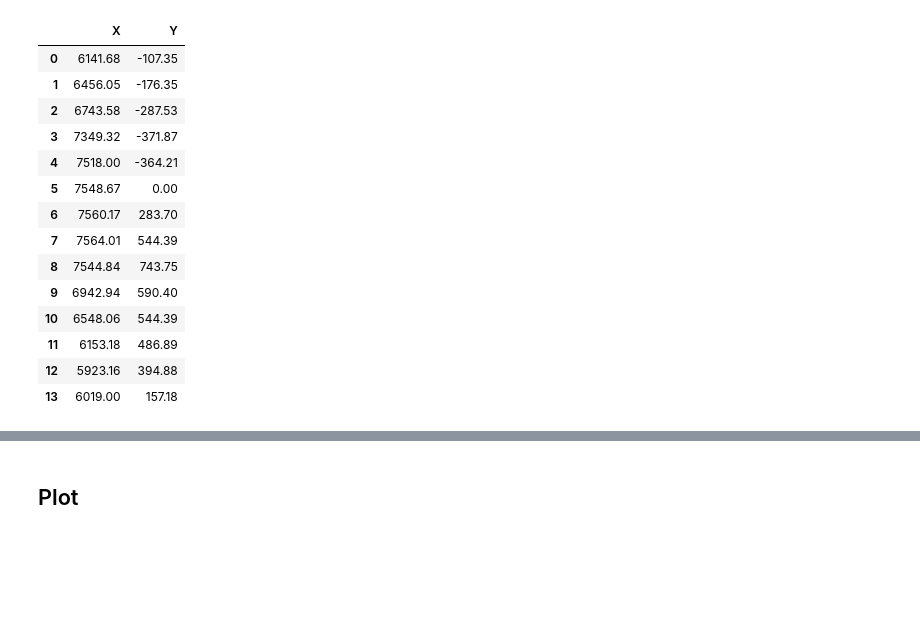
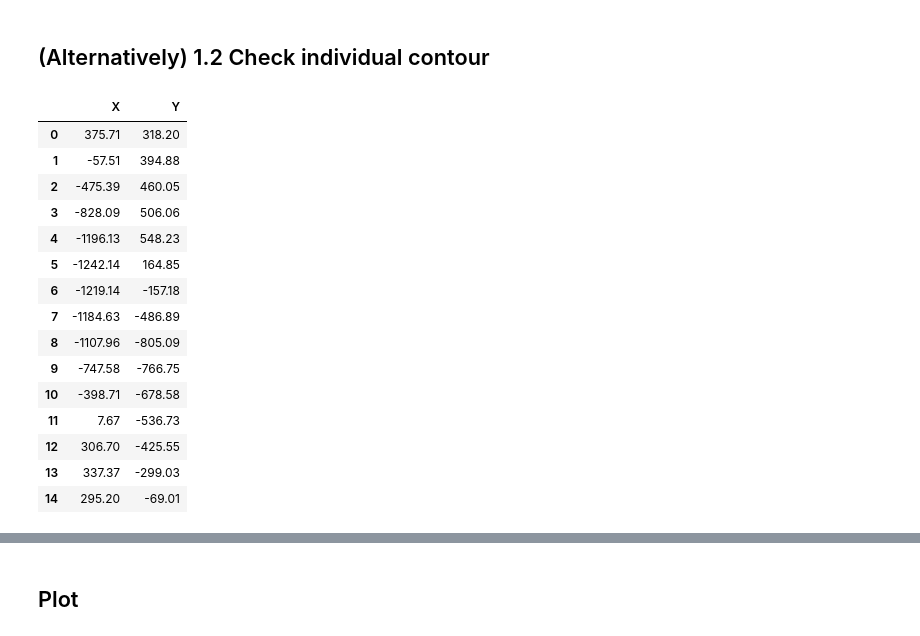
Before and after one commit to peterren1998/STORM6, a Jupyter notebook: jupyter/tile_generation_tissue.ipynb, the cells around one changed output, grey strips where cells are left out. Cells and saved outputs as stored; diff of their text form; code cells hidden in the pictures; blank space fills up the shorter version.

```diff
--- a/jupyter/tile_generation_tissue.ipynb
+++ b/jupyter/tile_generation_tissue.ipynb
@@ -7,27 +103,30 @@ import os
+# %% [markdown]
+## (Alternatively) 1.2 Check individual contour
 # %%
-data_folder = r'D:\Pu\20211230-P_brain_M1_nonclear'
+data_folder = r'D:\Pu\20220204-P_brain_M1_nonclear'
 contour_filename = os.path.join(data_folder, r'contour_3.txt')
 # read position file
 if os.path.exists(contour_filename):
     points = pd.read_csv(contour_filename, header=None, sep=',')
 points.columns=['X', 'Y']
 points
 # %% [output]
 |  | X | Y |
-| 0 | 6141.68 | -107.35 |
-| 1 | 6456.05 | -176.35 |
-| 2 | 6743.58 | -287.53 |
-| 3 | 7349.32 | -371.87 |
-| 4 | 7518.00 | -364.21 |
-| 5 | 7548.67 | 0.00 |
-| 6 | 7560.17 | 283.70 |
-| 7 | 7564.01 | 544.39 |
-| 8 | 7544.84 | 743.75 |
-| 9 | 6942.94 | 590.40 |
-| 10 | 6548.06 | 544.39 |
-| 11 | 6153.18 | 486.89 |
-| 12 | 5923.16 | 394.88 |
-| 13 | 6019.00 | 157.18 |
+| 0 | 375.71 | 318.20 |
+| 1 | -57.51 | 394.88 |
+| 2 | -475.39 | 460.05 |
+| 3 | -828.09 | 506.06 |
+| 4 | -1196.13 | 548.23 |
+| 5 | -1242.14 | 164.85 |
+| 6 | -1219.14 | -157.18 |
+| 7 | -1184.63 | -486.89 |
+| 8 | -1107.96 | -805.09 |
+| 9 | -747.58 | -766.75 |
+| 10 | -398.71 | -678.58 |
+| 11 | 7.67 | -536.73 |
+| 12 | 306.70 | -425.55 |
+| 13 | 337.37 | -299.03 |
+| 14 | 295.20 | -69.01 |
 # %%
 # convert into polygon
 grid_size = 200 # um
```
Also changed, not shown: parts of 7 cells of this notebook, 6 other files.
